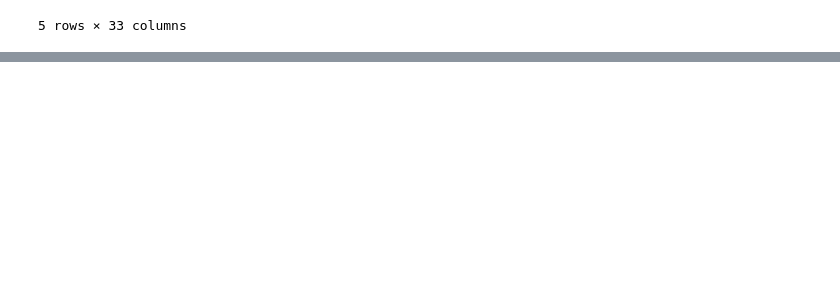
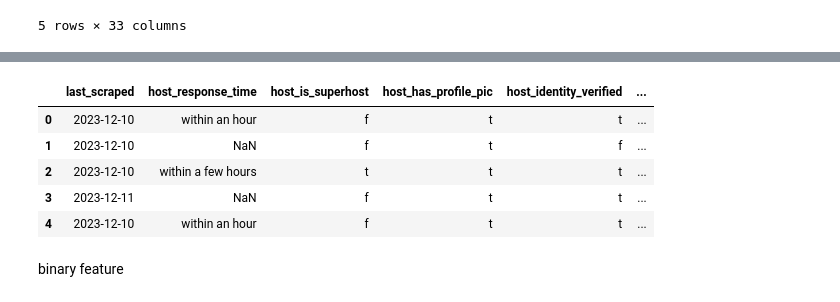
Before and after one commit to HongSeongMo/Airbnb, a Jupyter notebook: learning_plus_training1.ipynb, the cells around one changed output, grey strips where cells are left out. Drawn from its saved outputs; the diff is of its cells as text; code cells hidden in the pictures; blank space fills up the shorter version.

```diff
--- a/learning_plus_training1.ipynb
+++ b/learning_plus_training1.ipynb
@@ -654,0 +660,9 @@ listing_df[feature_string].head()
+# %%
+# 복잡도 낮은 변수 추출
+feature_string_low_cardinality = []
+for col in feature_string:
+    cardinality = len(listing_df[col].unique())
+    if cardinality < 10:
+        feature_string_low_cardinality.append(col)
+
+feature_string_low_cardinality
@@ -654,0 +679,11 @@ listing_df[feature_string].head()
+# %%
+listing_df[feature_string_low_cardinality].head()
+# %% [output]
+|  | last_scraped | host_response_time | host_is_superhost | host_has_profile_pic | host_identity_verified | ... |
+| 0 | 2023-12-10 | within an hour | f | t | t | ... |
+| 1 | 2023-12-10 | NaN | f | t | f | ... |
+| 2 | 2023-12-10 | within a few hours | t | t | t | ... |
+| 3 | 2023-12-11 | NaN | f | t | t | ... |
+| 4 | 2023-12-10 | within an hour | f | t | t | ... |
+# %% [markdown]
+binary feature
```
Also changed, not shown: parts of 18 cells of this notebook.
